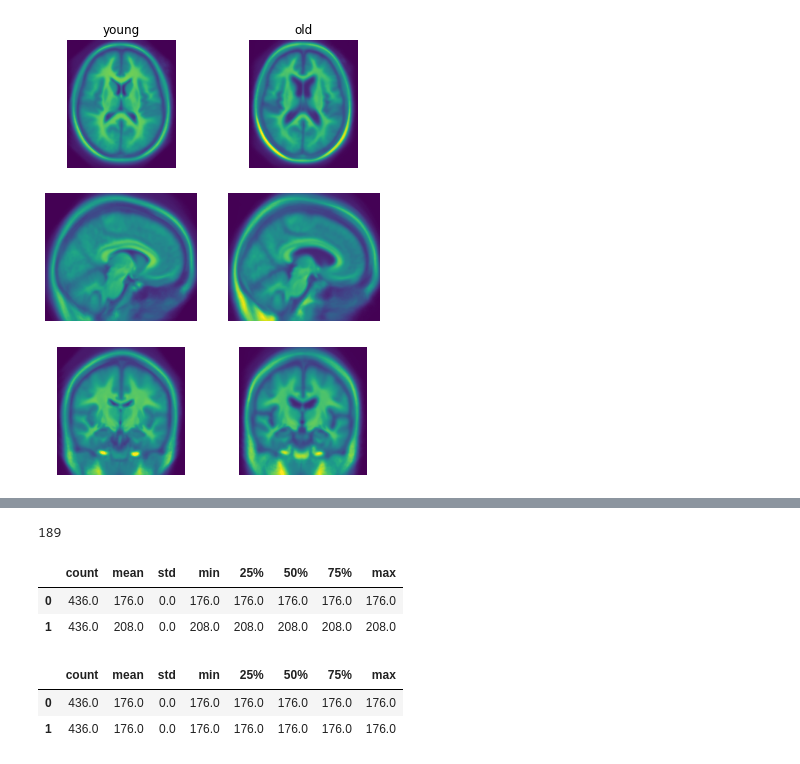
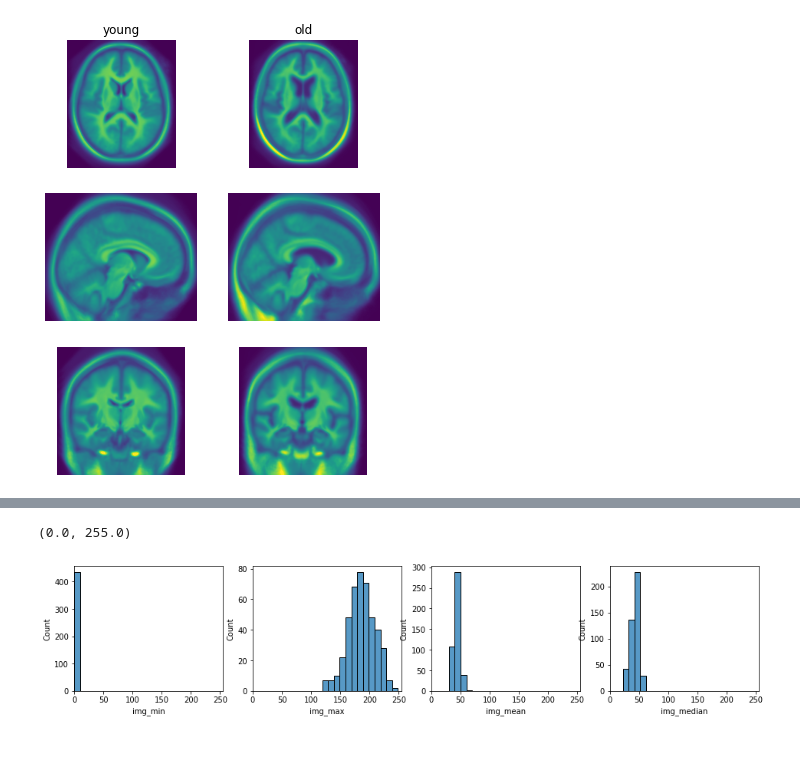
Before and after one commit to tamap94/ds-capstone-alzheimers-, a Jupyter notebook: EDA/Valle_image-EDA.ipynb, the cells around one changed output, grey strips where cells are left out. Saved outputs shown, nothing was run; the diff lists cells and outputs as text; code cells hidden in the pictures.

Commit message:
added intensity distributions to image EDA

```diff
--- a/EDA/Valle_image-EDA.ipynb
+++ b/EDA/Valle_image-EDA.ipynb
@@ -147,7 +147,9 @@ compare_two_means(
 [figure]
 # %%
 #check dimensions of all images
-tra_info=[]
-for i, img in enumerate(tra):
-    tra_info.append([df["ID"][i], img.min(), img.max(), img.mean().round(1), np.median(img), img.shape[0], img.shape[1]])
-tra_info
+
+def get_stack_info(stack):
+    stack_info=[]
+    for i, img in enumerate(stack):
+        stack_info.append([df["ID"][i], img.min().astype(int), img.max().astype(int), img.mean().round(1), np.median(img), img.shape[0], img.shape[1]])
+    return pd.DataFrame(tra_info, columns=["ID", "img_min", "img_max", "img_mean", "img_median", "height", "width"])
@@ -188,24 +156,13 @@ pd.DataFrame(tra_info, columns=["ID", "img_min", "img_max", "img_mean", "img_med
-# %%
-tra[0].max()
-# %% [output]
-189
-# %%
-#check dimensions of all images
-dim_sag=[]
-for i in sag:
-    dim_sag.append(i.shape)
-pd.DataFrame(dim_sag).describe().T
-# %% [output]
-|  | count | mean | std | min | 25% | 50% | 75% | max |
-| 0 | 436.0 | 176.0 | 0.0 | 176.0 | 176.0 | 176.0 | 176.0 | 176.0 |
-| 1 | 436.0 | 208.0 | 0.0 | 208.0 | 208.0 | 208.0 | 208.0 | 208.0 |
-# %%
-#check dimensions of all images
-dim_cor=[]
-for i in cor:
-    dim_cor.append(i.shape)
-pd.DataFrame(dim_cor).describe().T
-# %% [output]
-|  | count | mean | std | min | 25% | 50% | 75% | max |
-| 0 | 436.0 | 176.0 | 0.0 | 176.0 | 176.0 | 176.0 | 176.0 | 176.0 |
-| 1 | 436.0 | 176.0 | 0.0 | 176.0 | 176.0 | 176.0 | 176.0 | 176.0 |
+# %%
+tra_info = get_stack_info(tra)
+sag_info = get_stack_info(sag)
+cor_info = get_stack_info(cor)
+# %%
+fig, axes = plt.subplots(1, 4, figsize=(16, 3), sharey=False)
+sns.histplot(ax= axes[0], data= tra_info, x="img_min", binrange=(0,10)).set_xlim(0, 255)
+sns.histplot(ax= axes[1], data= tra_info, x="img_max", binwidth=10).set_xlim(0, 255)
+sns.histplot(ax= axes[2], data= tra_info, x="img_mean", binwidth=10).set_xlim(0, 255)
+sns.histplot(ax= axes[3], data= tra_info, x="img_median", binwidth=10).set_xlim(0, 255)
+# %% [output]
+(0.0, 255.0)
+[figure, added]
```
Also changed, not shown: parts of 4 cells of this notebook.
